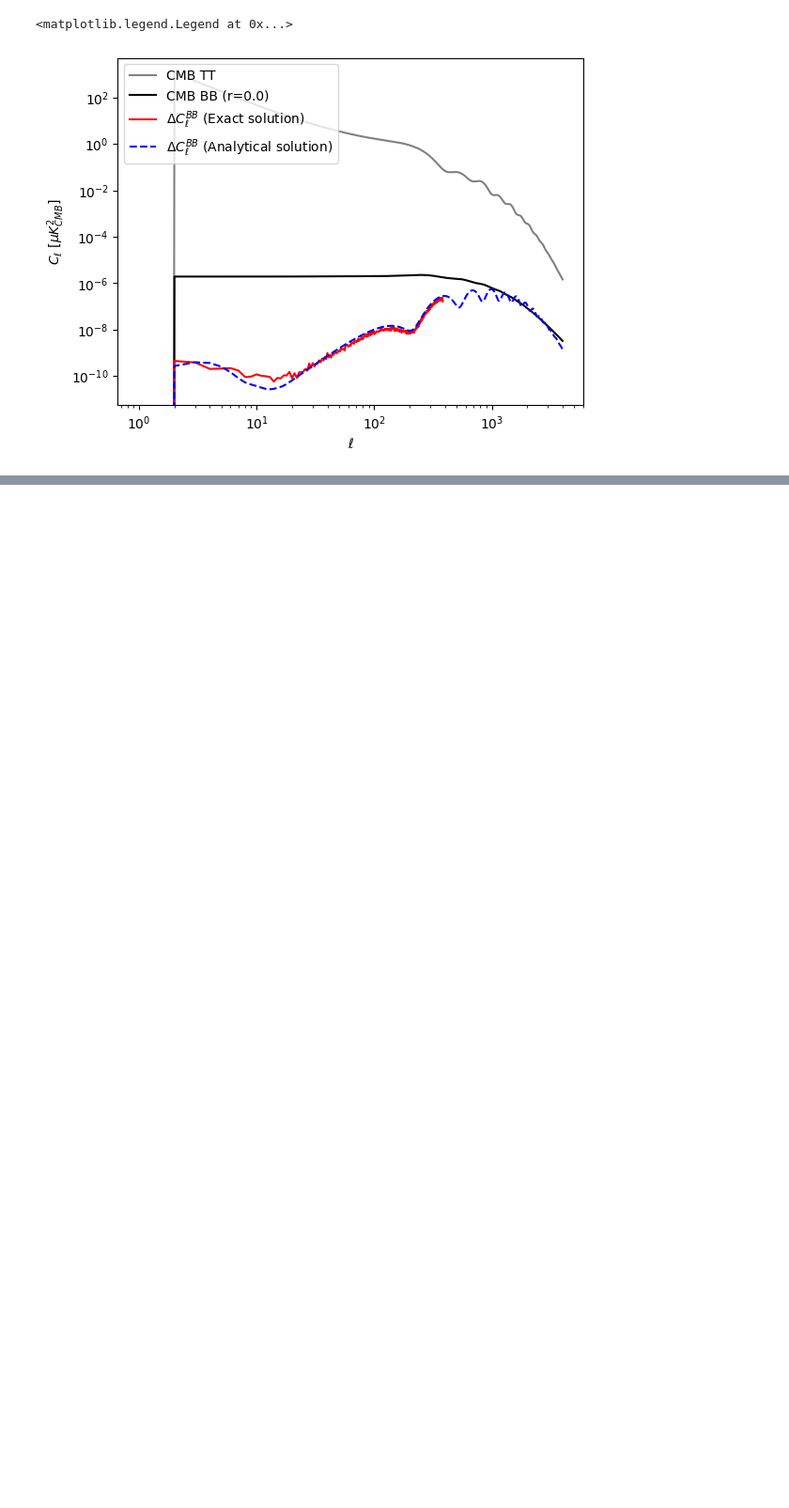
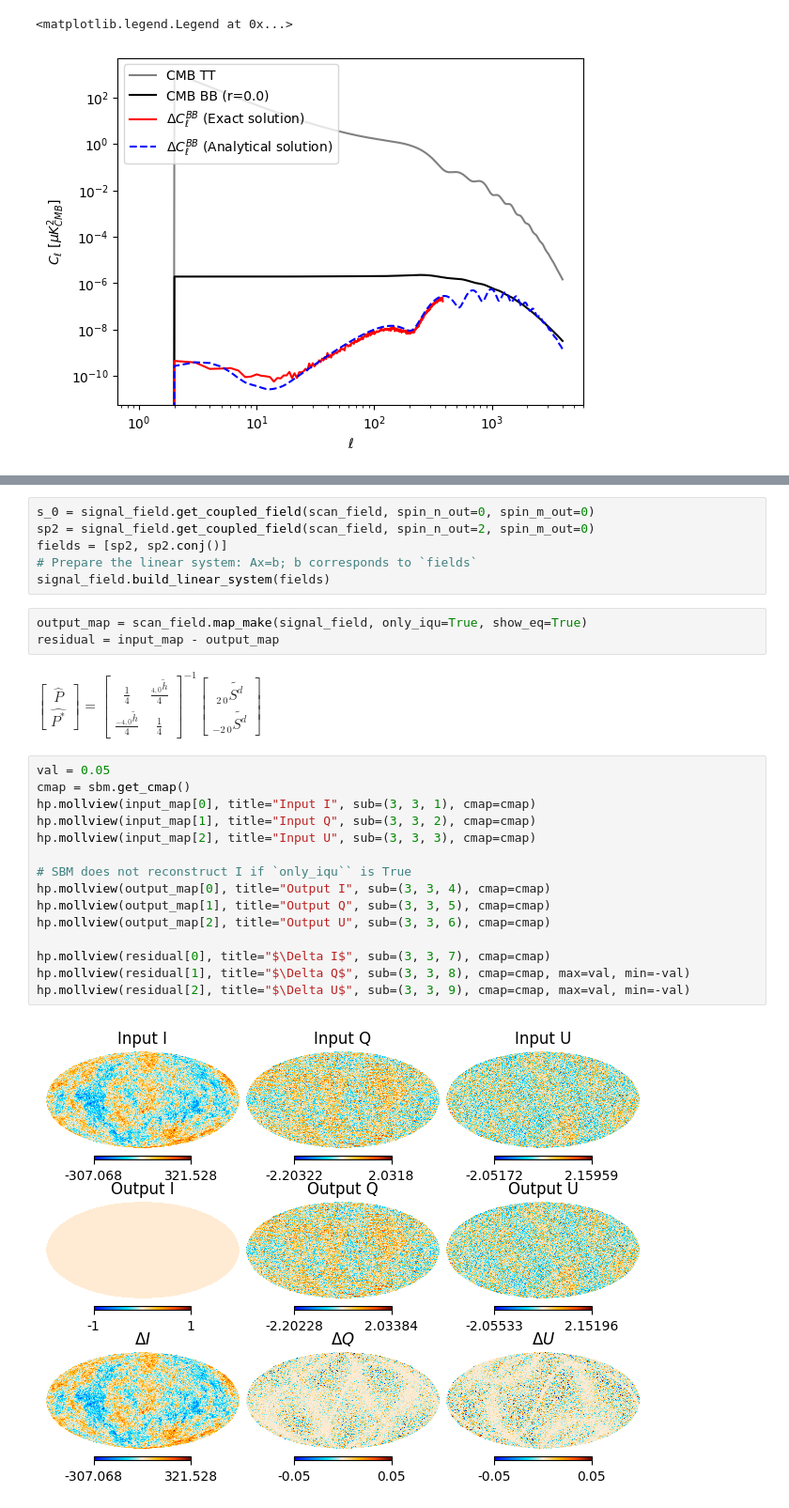
Before and after one commit to yusuke-takase/SBM, a Jupyter notebook: notebooks/diff_pointing_boresight.ipynb, the cells around one changed output, grey strips where cells are left out. Shown at 94% size. Saved outputs shown, nothing was run; the diff lists cells and outputs as text; blank space fills up the shorter version.

```diff
--- a/notebooks/diff_pointing_boresight.ipynb
+++ b/notebooks/diff_pointing_boresight.ipynb
@@ -245,0 +307,28 @@ plt.legend();
+# %%
+s_0 = signal_field.get_coupled_field(scan_field, spin_n_out=0, spin_m_out=0)
+sp2 = signal_field.get_coupled_field(scan_field, spin_n_out=2, spin_m_out=0)
+fields = [sp2, sp2.conj()]
+# Prepare the linear system: Ax=b; b corresponds to `fields`
+signal_field.build_linear_system(fields)
+# %%
+output_map = scan_field.map_make(signal_field, only_iqu=True, show_eq=True)
+residual = input_map - output_map
+# %% [output]
+$\displaystyle \left[\begin{matrix}\hat{P}\\\hat{P^*}\end{matrix}\right] = \left[\begin{matrix}\frac{1}{4} & \frac{{}_{4,0}\tilde{h}}{4}\\\frac{{}_{-4,0}\tilde{h}}{4} & \frac{1}{4}\end{matrix}\right]^{-1} \left[\begin{matrix}{}_{2\,0}\tilde{S^d}\\{}_{-2\,0}\tilde{S^d}\end{matrix}\right]$
+# %%
+val = 0.05
+cmap = sbm.get_cmap()
+hp.mollview(input_map[0], title="Input I", sub=(3, 3, 1), cmap=cmap)
+hp.mollview(input_map[1], title="Input Q", sub=(3, 3, 2), cmap=cmap)
+hp.mollview(input_map[2], title="Input U", sub=(3, 3, 3), cmap=cmap)
+
+# SBM does not reconstruct I if `only_iqu`` is True
+hp.mollview(output_map[0], title="Output I", sub=(3, 3, 4), cmap=cmap)
+hp.mollview(output_map[1], title="Output Q", sub=(3, 3, 5), cmap=cmap)
+hp.mollview(output_map[2], title="Output U", sub=(3, 3, 6), cmap=cmap)
+
+hp.mollview(residual[0], title="$\Delta I$", sub=(3, 3, 7), cmap=cmap)
+hp.mollview(residual[1], title="$\Delta Q$", sub=(3, 3, 8), cmap=cmap, max=val, min=-val)
+hp.mollview(residual[2], title="$\Delta U$", sub=(3, 3, 9), cmap=cmap, max=val, min=-val)
+# %% [output]
+[figure, added]
```
Also changed, not shown: parts of 8 cells of this notebook, 1 other file.
